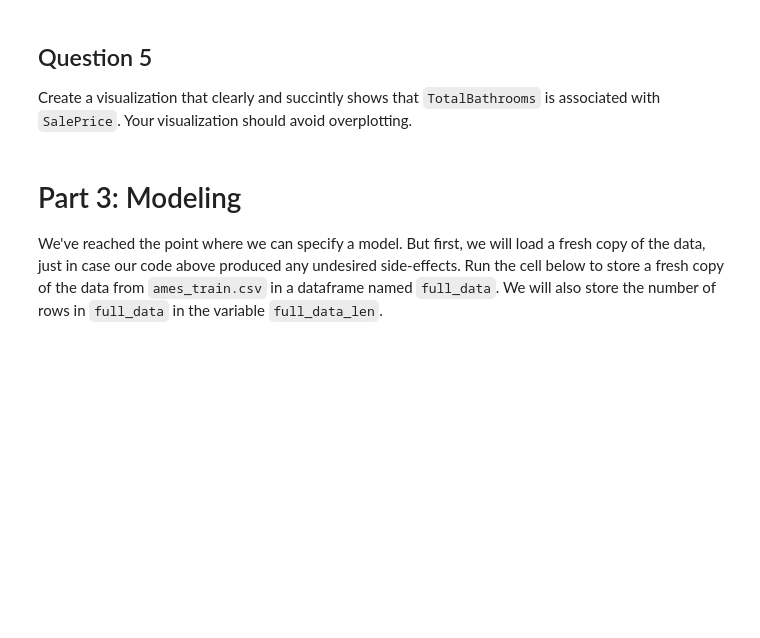
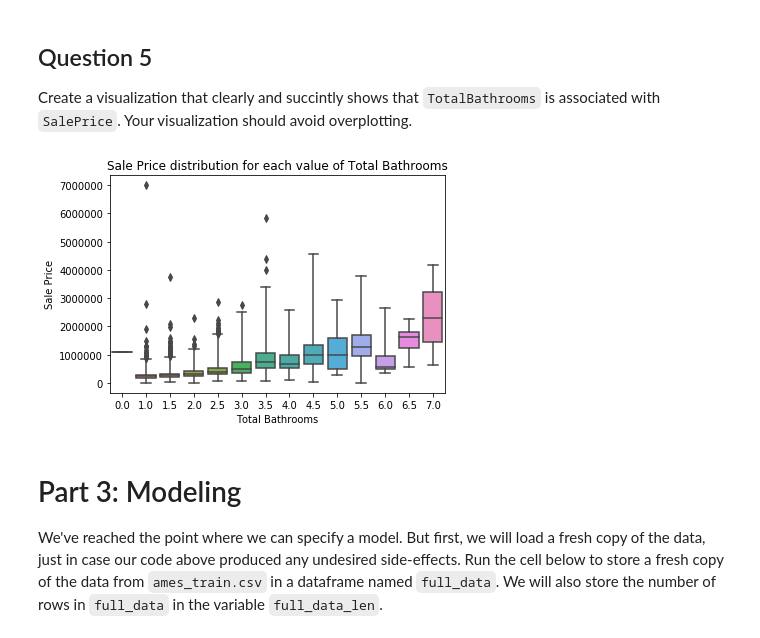
Before and after one commit to mateomontoya/HCE_DS100_chicagohousing_priceprediction, a Jupyter notebook: hw5-fullrevision.ipynb, the cells around one changed output. Drawn from its saved outputs; the diff is of its cells as text; code cells hidden in the pictures; blank space fills up the shorter version.

```diff
--- a/hw5-fullrevision.ipynb
+++ b/hw5-fullrevision.ipynb
@@ -327,8 +357,8 @@ def remove_outliers(data, variable, lower=-np.inf, upper=np.inf):
 
     Note: This function should not change mutate the contents of data.
     """
-    ...
+    return data.loc[(data[variable] > lower) & (data[variable] < upper), :]
 
-training_data = remove_outliers(training_data, 'Gr_Liv_Area', upper=5000)
+training_data = remove_outliers(training_data, 'Building Square Feet', upper=5000)
 # %%
 ok.grade("q3");
@@ -366,7 +398,9 @@ def add_total_bathrooms(data):
     with_bathrooms = data.copy()
     bath_vars = ['Full Baths', 'Half Baths']
     weights = pd.Series([1, 0.5], index=bath_vars)
-    ...
+    ## Solution
+    with_bathrooms = with_bathrooms.fillna({var: 0 for var in bath_vars})
+    with_bathrooms['Total Bathrooms'] = with_bathrooms[bath_vars].dot(weights)
     return with_bathrooms
 
 training_data = add_total_bathrooms(training_data)
@@ -390,3 +424,10 @@ format: image
+# %%
+# BEGIN SOLUTION
+sns.boxplot(x='Total Bathrooms', y='Sale Price', data=training_data, whis=5);
+plt.title('Sale Price distribution for each value of Total Bathrooms');
+# END SOLUTION
+# %% [output]
+[figure, added]
 # %% [markdown]
 # Part 3: Modeling
 
```
Also changed, not shown: parts of 40 cells of this notebook.
